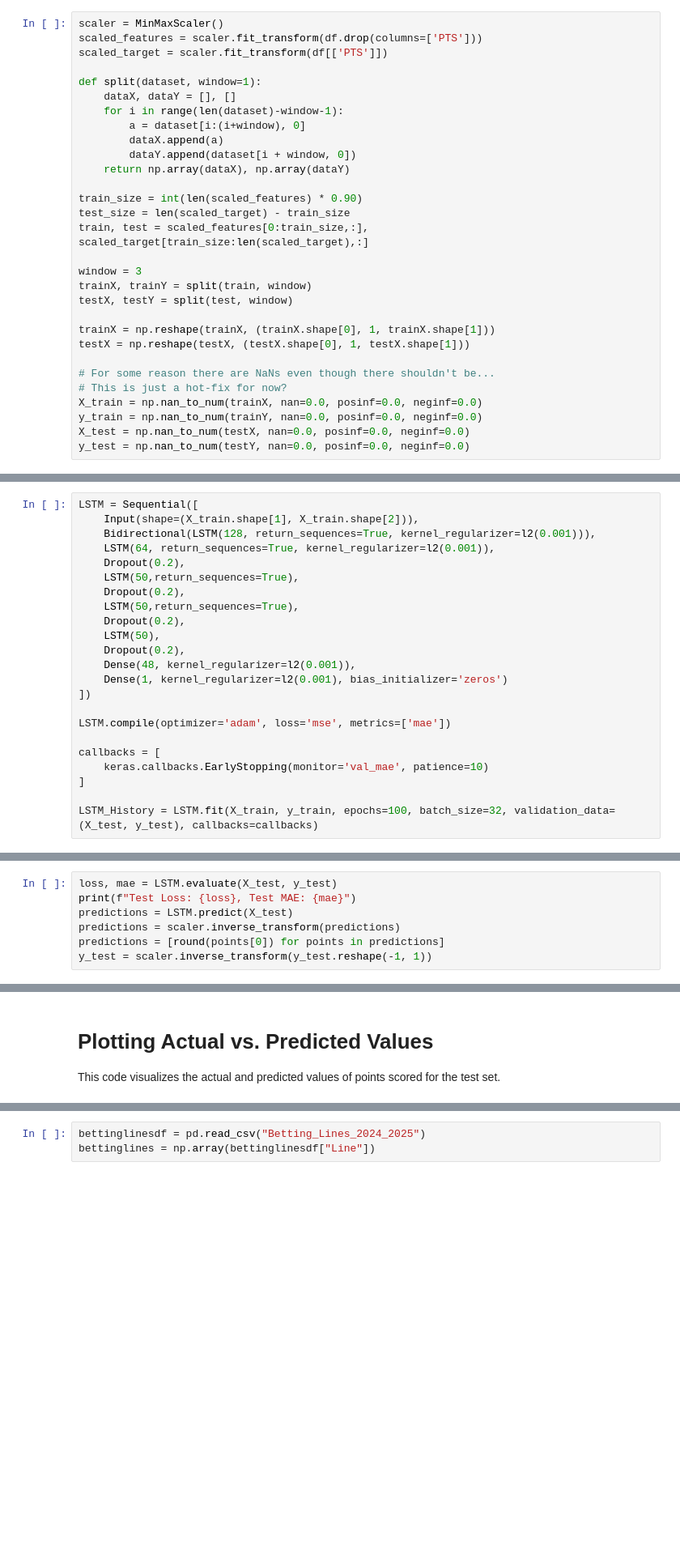
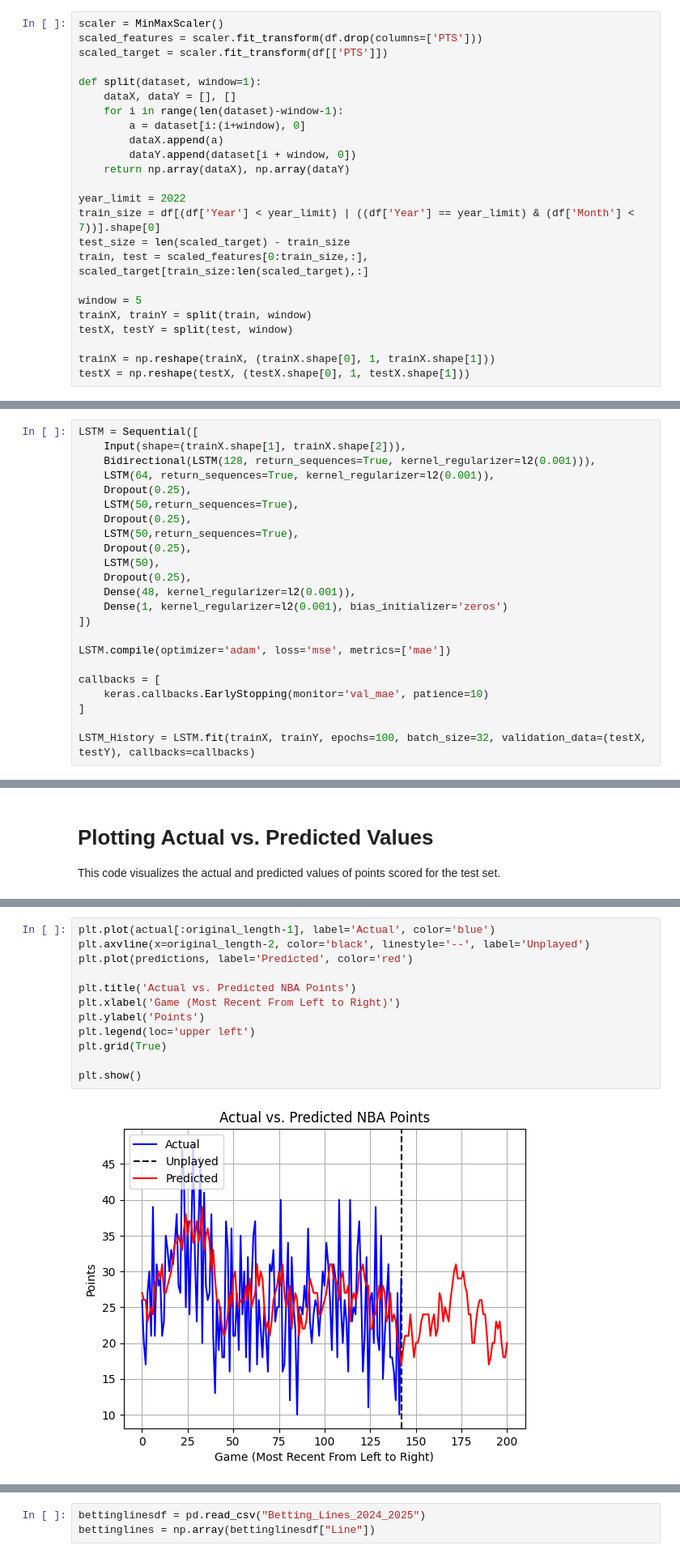
Before and after one commit to jwu04/LSTM-Project, a Jupyter notebook: LSTM.ipynb, the cells around one changed output, grey strips where cells are left out. Shown: that part at 81% size. Saved outputs shown, nothing was run; the diff lists cells and outputs as text; blank space fills up the shorter version.

```diff
--- a/LSTM.ipynb
+++ b/LSTM.ipynb
@@ -190,23 +189,17 @@ def split(dataset, window=1):
         dataY.append(dataset[i + window, 0])
     return np.array(dataX), np.array(dataY)
 
-train_size = int(len(scaled_features) * 0.90)
+year_limit = 2022
+train_size = df[(df['Year'] < year_limit) | ((df['Year'] == year_limit) & (df['Month'] < 7))].shape[0]
 test_size = len(scaled_target) - train_size
 train, test = scaled_features[0:train_size,:], scaled_target[train_size:len(scaled_target),:]
 
-window = 3
+window = 5
 trainX, trainY = split(train, window)
 testX, testY = split(test, window)
 
 trainX = np.reshape(trainX, (trainX.shape[0], 1, trainX.shape[1]))
 testX = np.reshape(testX, (testX.shape[0], 1, testX.shape[1]))
-
-# For some reason there are NaNs even though there shouldn't be...
-# This is just a hot-fix for now?
-X_train = np.nan_to_num(trainX, nan=0.0, posinf=0.0, neginf=0.0)
-y_train = np.nan_to_num(trainY, nan=0.0, posinf=0.0, neginf=0.0)
-X_test = np.nan_to_num(testX, nan=0.0, posinf=0.0, neginf=0.0)
-y_test = np.nan_to_num(testY, nan=0.0, posinf=0.0, neginf=0.0)
 # %% [markdown]
 # Building and Training the LSTM Model
 
@@ -222,16 +215,16 @@ This code defines, compiles, and trains a LSTM model for predicting LeBron James
 5. **Output:** The model's training history is stored in `LSTM_History`.
 # %%
 LSTM = Sequential([
-    Input(shape=(X_train.shape[1], X_train.shape[2])),
+    Input(shape=(trainX.shape[1], trainX.shape[2])),
     Bidirectional(LSTM(128, return_sequences=True, kernel_regularizer=l2(0.001))),
     LSTM(64, return_sequences=True, kernel_regularizer=l2(0.001)),
-    Dropout(0.2),
+    Dropout(0.25),
     LSTM(50,return_sequences=True),
-    Dropout(0.2),
+    Dropout(0.25),
     LSTM(50,return_sequences=True),
-    Dropout(0.2),
+    Dropout(0.25),
     LSTM(50),
-    Dropout(0.2),
+    Dropout(0.25),
     Dense(48, kernel_regularizer=l2(0.001)),
     Dense(1, kernel_regularizer=l2(0.001), bias_initializer='zeros')
 ])
@@ -242,6 +235,6 @@ callbacks = [
     keras.callbacks.EarlyStopping(monitor='val_mae', patience=10)
 ]
 
-LSTM_History = LSTM.fit(X_train, y_train, epochs=100, batch_size=32, validation_data=(X_test, y_test), callbacks=callbacks)
+LSTM_History = LSTM.fit(trainX, trainY, epochs=100, batch_size=32, validation_data=(testX, testY), callbacks=callbacks)
 # %% [output]
 Epoch 1/100
@@ -276,7 +281,0 @@ This code evaluates the trained LSTM model on the test set and makes predictions
-# %%
-loss, mae = LSTM.evaluate(X_test, y_test)
-print(f"Test Loss: {loss}, Test MAE: {mae}")
-predictions = LSTM.predict(X_test)
-predictions = scaler.inverse_transform(predictions)
-predictions = [round(points[0]) for points in predictions]
-y_test = scaler.inverse_transform(y_test.reshape(-1, 1))
@@ -313,3 +372,17 @@ plt.show()
+# %%
+plt.plot(actual[:original_length-1], label='Actual', color='blue')
+plt.axvline(x=original_length-2, color='black', linestyle='--', label='Unplayed')
+plt.plot(predictions, label='Predicted', color='red')
+
+plt.title('Actual vs. Predicted NBA Points')
+plt.xlabel('Game (Most Recent From Left to Right)')
+plt.ylabel('Points')
+plt.legend(loc='upper left')
+plt.grid(True)
+
+plt.show()
+# %% [output]
+[figure, added]
 # %%
 new_data = """
 13,13,2024-11-16,39-322,LAL,@,NOP,W (+5),1,37:02,8,19,.421,2,7,.286,3,5,.600,4,3,7,5,1,0,6,1,21,11.9,+1
```
Also changed, not shown: parts of 19 cells of this notebook, 1 other file.
